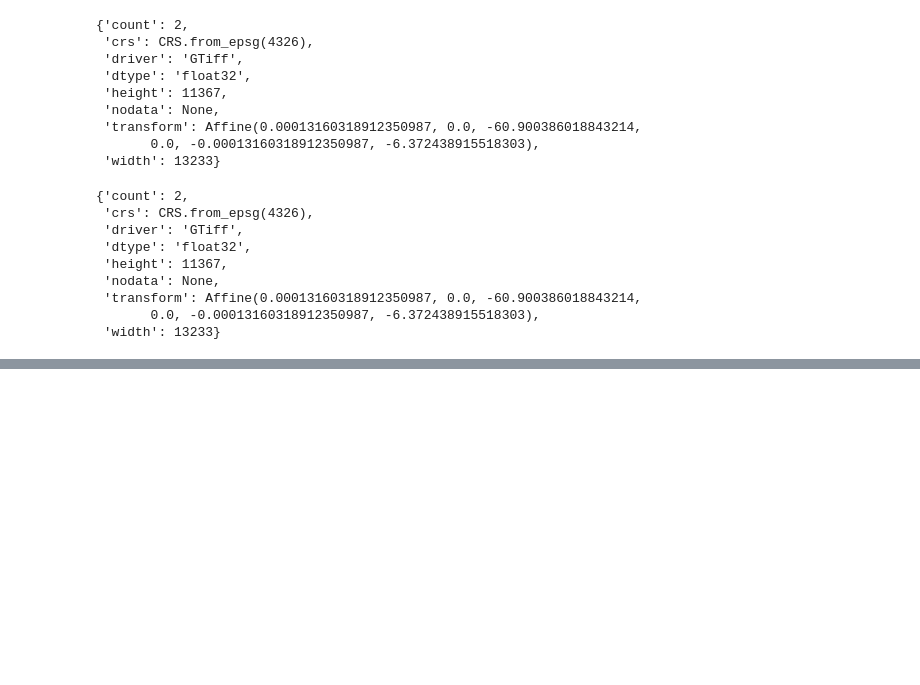
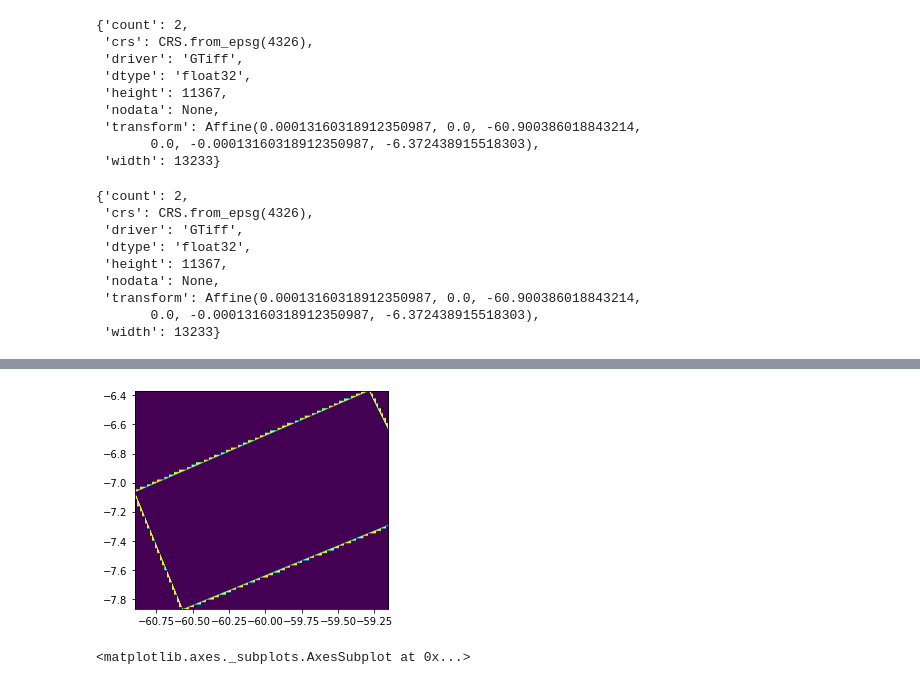
Before and after one commit to danielleitesoares/tccuea, a Jupyter notebook: teste_tif.ipynb, the cells around one changed output, grey strips where cells are left out. Drawn from its saved outputs; the diff is of its cells as text; code cells hidden in the pictures; blank space fills up the shorter version.

```diff
--- a/teste_tif.ipynb
+++ b/teste_tif.ipynb
@@ -146,0 +155,5 @@ ds_export_raster_m.meta
+# %%
+show(ds_export_raster_d)
+# %% [output]
+[figure, added]
+<matplotlib.axes._subplots.AxesSubplot at 0x...>
```
Also changed, not shown: parts of 4 cells of this notebook.
